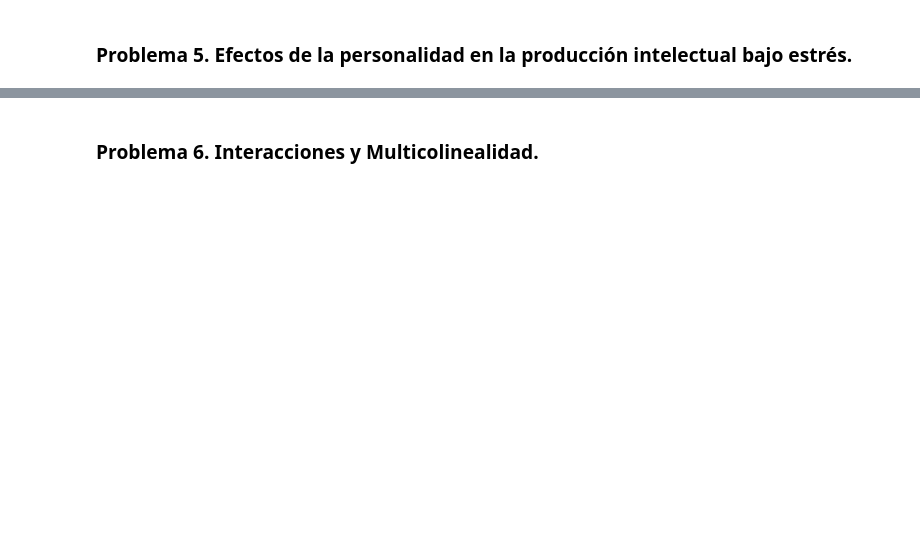
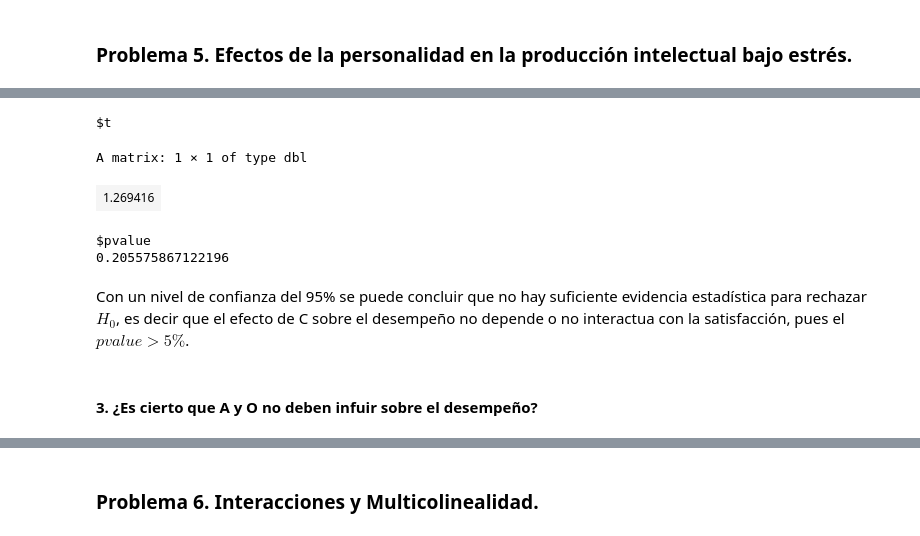
Before and after one commit to MantiMantilla/MEL-2022-2, a Jupyter notebook: Tareas/Tarea 2/Tarea 2.ipynb, the cells around one changed output, grey strips where cells are left out. Saved outputs shown, nothing was run; the diff lists cells and outputs as text; code cells hidden in the pictures; blank space fills up the shorter version.

Commit message:
Punto 5

```diff
--- a/Tareas/Tarea 2/Tarea 2.ipynb
+++ b/Tareas/Tarea 2/Tarea 2.ipynb
@@ -918,0 +1084,28 @@ Lo anterior quiere decir que con un nivel de confianza del $95 \%$, si un trabaj
+# %%
+ltest <- function(y,x,lin,const,dir=b){
+  n <- dim(x)[1]
+  k <- dim(x)[2]
+  p <- k + 1
+  xx <- cbind(rep(1, n), x)
+  beta <- solve(t(xx) %*% xx) %*% t(xx) %*% y
+  A <- matrix(lin, ncol = p)
+  c <- const
+  t <- sign(A %*% lin - c) * sqrt(gtest(x,y,A,c)$F)
+  if(dir == "+"){pval = 1 - pt(t,n-p)}
+  if(dir == "-"){pval = pt(t,n-p)}
+  if(dir == "b"){pval = min(2 * (1 - pt(t,n - p)),2 *(pt(t, n - p)))}
+  return(list(t = t, pvalue = pval))
+}
+
+c_punto5 <- c(0,0,0,0,0,0,0,0,0,0,0,0,0,0,0,0,0,0,0,0,0,1,0,0,0,0,0,0)
+ltest(Puntaje, matriz2, c_punto5, 0, "b")
+# %% [output]
+$t
+A matrix: 1 × 1 of type dbl
+| 1.269416 |
+$pvalue
+0.205575867122196
+# %% [markdown]
+Con un nivel de confianza del 95% se puede concluir que no hay suficiente evidencia estadística para rechazar $H_0$, es decir que el efecto de C sobre el desempeño no depende o no interactua con la satisfacción, pues el ${p value}>5 \% $.
+# %% [markdown]
+#### 3. ¿Es cierto que A y O no deben infuir sobre el desempeño?
```
Also changed, not shown: parts of 67 cells of this notebook.
